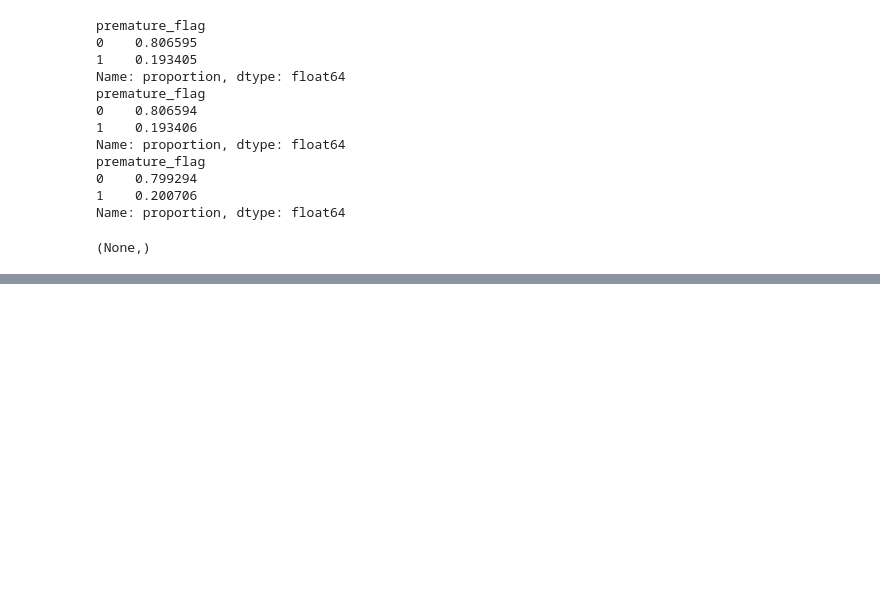
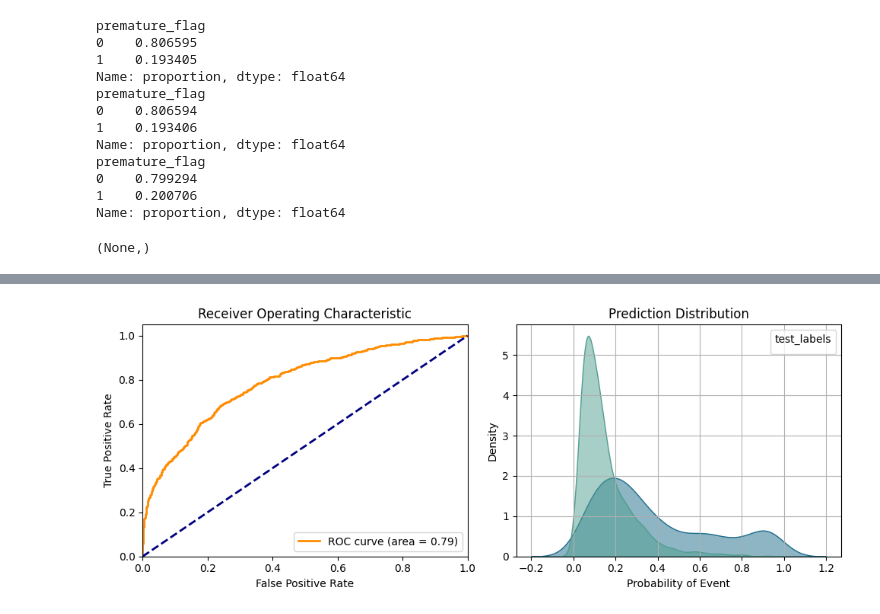
Before and after one commit to LinoMejiaDC/Machine-Leaarning-premature-births, a Jupyter notebook: Premature_model/notebooks/05_Modeling.ipynb, the cells around one changed output, grey strips where cells are left out. Drawn from its saved outputs; the diff is of its cells as text; code cells hidden in the pictures; blank space fills up the shorter version.

```diff
--- a/Premature_model/notebooks/05_Modeling.ipynb
+++ b/Premature_model/notebooks/05_Modeling.ipynb
@@ -1002,0 +1294,3 @@ plot_roc_curve_from_df(model_1, test_labels, test_data, 5)
+# %%
+model_4, results_df_4, best_params_4 =  train_xgb_gridsearch_and_rank_v3(train_data, train_labels, test_data, test_labels, holdout_data, holdout_labels)
+results_df_4
@@ -1002,0 +1317,4 @@ plot_roc_curve_from_df(model_1, test_labels, test_data, 5)
+# %%
+plot_roc_curve_from_df(model_4, test_labels, test_data, 5)
+# %% [output]
+[figure, added]
```
Also changed, not shown: parts of 37 cells of this notebook, 2 other files.
